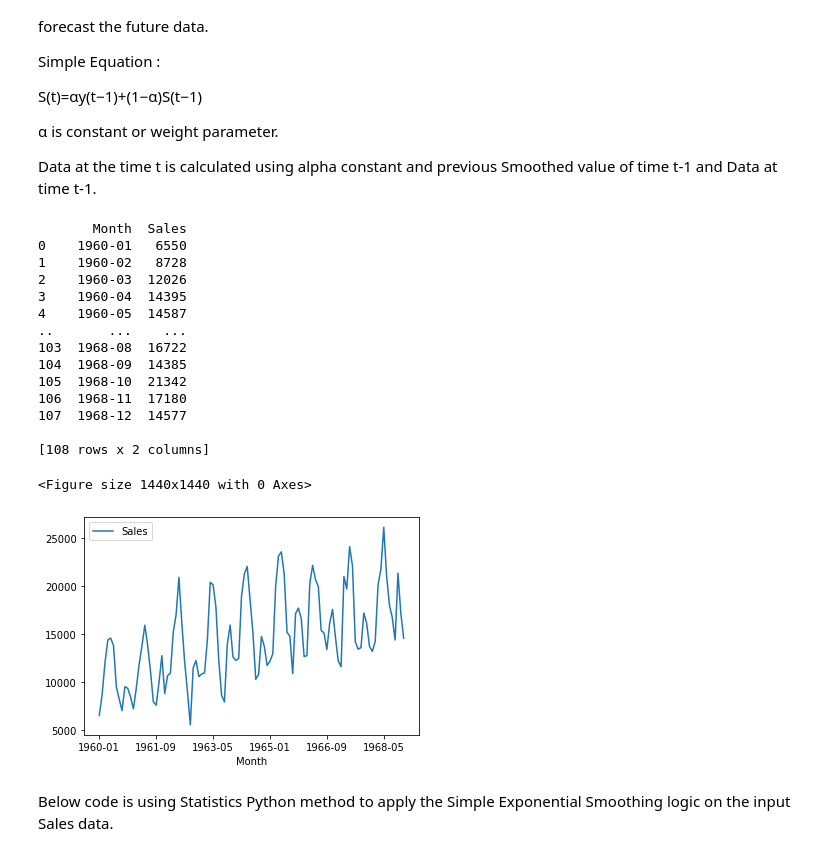
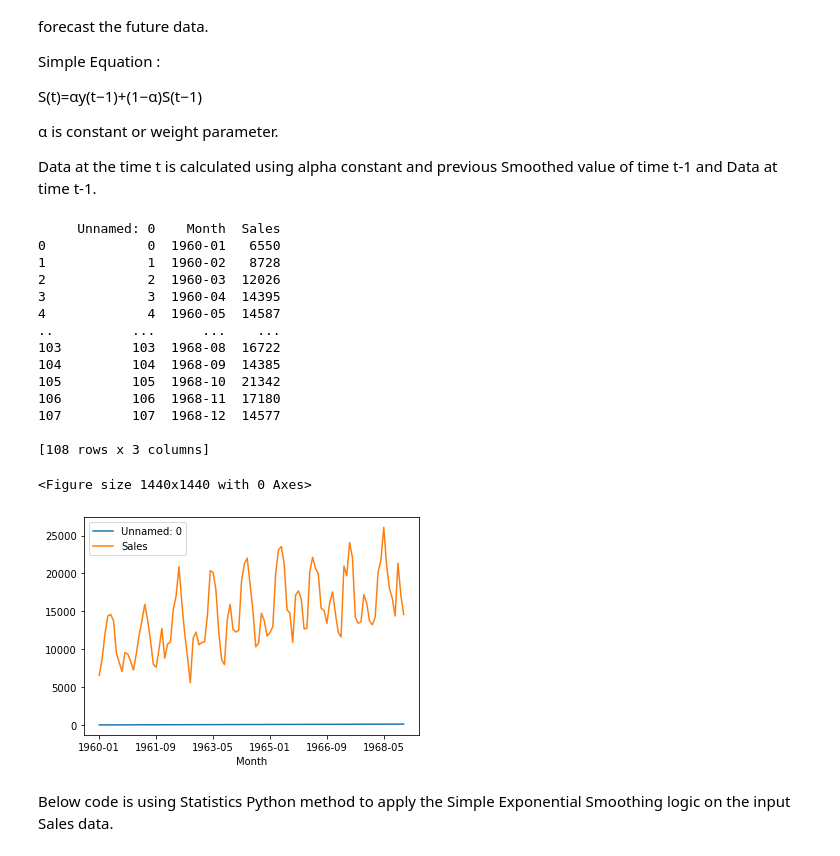
Before and after one commit to pnandhini11/TimeSeries, a Jupyter notebook: Single_exponential.ipynb, the cells around one changed output. Drawn from its saved outputs; the diff is of its cells as text; code cells hidden in the pictures.

```diff
--- a/Single_exponential.ipynb
+++ b/Single_exponential.ipynb
@@ -15,39 +15,38 @@ Data at the time t is calculated using alpha constant and previous Smoothed valu
 # %%
 import pandas as pd
 import numpy as np
 from statsmodels.tsa.holtwinters import SimpleExpSmoothing
 from matplotlib import pyplot as plt
 from sklearn import model_selection as skl
 
-path = 'https://raw.githubusercontent.com/jbrownlee/Datasets/master/monthly-car-sales.csv'
+path = 'monthly-car-sales.csv'
 df = pd.read_csv(path, header=0)
 
 
 print(df)
 
 df.index = df['Month']
 
-
 plt.figure(figsize=(20, 20))
 df.plot()
 plt.show()
 # %% [output]
-       Month  Sales
-0    1960-01   6550
-1    1960-02   8728
-2    1960-03  12026
-3    1960-04  14395
-4    1960-05  14587
-..       ...    ...
-103  1968-08  16722
-104  1968-09  14385
-105  1968-10  21342
-106  1968-11  17180
-107  1968-12  14577
+     Unnamed: 0    Month  Sales
+0             0  1960-01   6550
+1             1  1960-02   8728
+2             2  1960-03  12026
+3             3  1960-04  14395
+4             4  1960-05  14587
+..          ...      ...    ...
+103         103  1968-08  16722
+104         104  1968-09  14385
+105         105  1968-10  21342
+106         106  1968-11  17180
+107         107  1968-12  14577
 
-[108 rows x 2 columns]
+[108 rows x 3 columns]
 <Figure size 1440x1440 with 0 Axes>
-[figure, old version]
+[figure, new version]
 # %% [markdown]
 Below code is using Statistics Python method to apply the Simple Exponential Smoothing logic on the input Sales data.
 # %%
```
Also changed, not shown: parts of 5 cells of this notebook.
